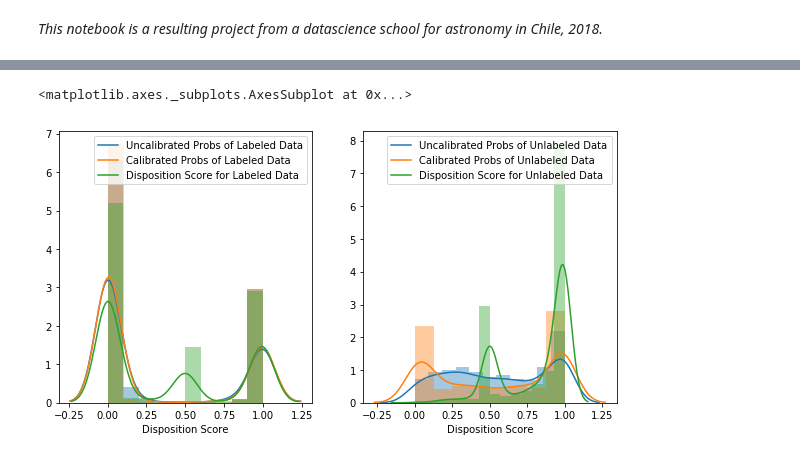
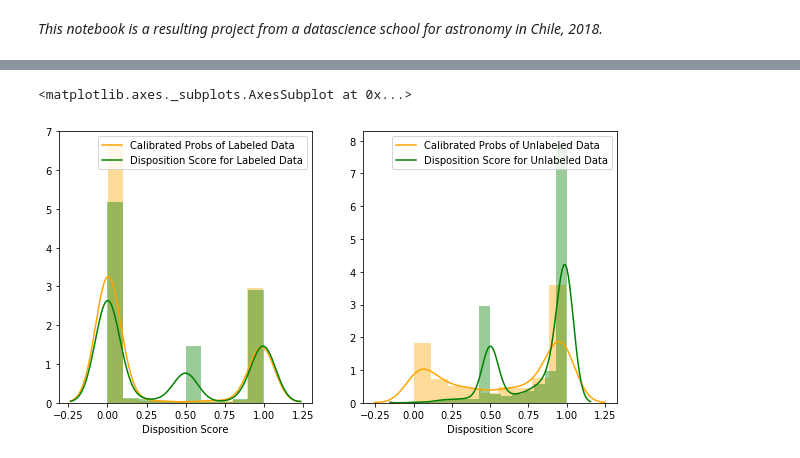
Before and after one commit to josiahcoad/LaSerenaDataScience, a Jupyter notebook: ExoplanetAnalysis.ipynb, the cells around one changed output, grey strips where cells are left out. Drawn from its saved outputs; the diff is of its cells as text; code cells hidden in the pictures.

```diff
--- a/ExoplanetAnalysis.ipynb
+++ b/ExoplanetAnalysis.ipynb
@@ -147,13 +175,13 @@ sortd[:10]
 # %%
 # Detect high VIFS in the features
 from statsmodels.stats.outliers_influence import variance_inflation_factor
-# highVIFS = [
-#     'Planetary Radius Lower Unc. [Earth radii]',
-#     'Planetary Radius [Earth radii]',
-#     'Stellar Effective Temperature Upper Uncertainty [K]',
-#     'Transit Duration Upper Uncertainty [hrs]',
-#     'Stellar Metallicity Upper Uncertainty [dex]',
-# ]
+highVIFS = [
+    'Planetary Radius Lower Unc. [Earth radii]',
+    'Planetary Radius [Earth radii]',
+    'Stellar Effective Temperature Upper Uncertainty [K]',
+    'Transit Duration Upper Uncertainty [hrs]',
+    'Stellar Metallicity Upper Uncertainty [dex]',
+]
 important_names = list(set(important_names[:20]) - set(highVIFS))
 X = data[important_names]
 vif = pd.DataFrame()
@@ -316,23 +363,21 @@ Confusion matrix of Random Forest optimized for completeness:
 # %%
 clf = RandomForestClassifier(random_state=0)
 X_labeled, y = data[top_names], data[target_name]
 clf.fit(X_labeled, y)
 X_candidates = raw_withoutna[top_names][raw[target_name] == 'CANDIDATE']
 calibrated = CalibratedClassifierCV(clf, method='isotonic')
 calibrated.fit(X_labeled, y)
 
 probs_labeled = [x[0] for x in clf.predict_proba(X_labeled)]
 probs_calib_labeled = [x[0] for x in calibrated.predict_proba(X_labeled)]
 probs_unlabeled = [x[0] for x in clf.predict_proba(X_candidates)]
 probs_calib_unlabeled = [x[0] for x in calibrated.predict_proba(X_candidates)]
 
 fig, axs = plt.subplots(ncols=2, figsize=(10,5))
-sns.distplot(probs_labeled, ax=axs[0], kde_kws={"label": "Uncalibrated Probs of Labeled Data"})
-sns.distplot(probs_calib_labeled, ax=axs[0], kde_kws={"label": "Calibrated Probs of Labeled Data"})
-sns.distplot(raw['Disposition Score'][raw[target_name] != 'CANDIDATE'].dropna(), ax=axs[0], kde_kws={"label": "Disposition Score for Labeled Data"})
-sns.distplot(probs_unlabeled, ax=axs[1], kde_kws={"label": "Uncalibrated Probs of Unlabeled Data"})
-sns.distplot(probs_calib_unlabeled, ax=axs[1], kde_kws={"label": "Calibrated Probs of Unlabeled Data"})
-sns.distplot(raw['Disposition Score'][raw[target_name] == 'CANDIDATE'].dropna(), ax=axs[1], kde_kws={"label": "Disposition Score for Unlabeled Data"})
+sns.distplot(probs_calib_labeled, ax=axs[0], kde_kws={"label": "Calibrated Probs of Labeled Data"}, color='orange')
+sns.distplot(raw['Disposition Score'][raw[target_name] != 'CANDIDATE'].dropna(), ax=axs[0], kde_kws={"label": "Disposition Score for Labeled Data"}, color='green')
+sns.distplot(probs_calib_unlabeled, ax=axs[1], kde_kws={"label": "Calibrated Probs of Unlabeled Data"}, color='orange')
+sns.distplot(raw['Disposition Score'][raw[target_name] == 'CANDIDATE'].dropna(), ax=axs[1], kde_kws={"label": "Disposition Score for Unlabeled Data"}, color='green')
 # %% [output]
 <matplotlib.axes._subplots.AxesSubplot at 0x...>
-[figure, old version]
+[figure, new version]
```
Also changed, not shown: parts of 28 cells of this notebook, 3 other files.
